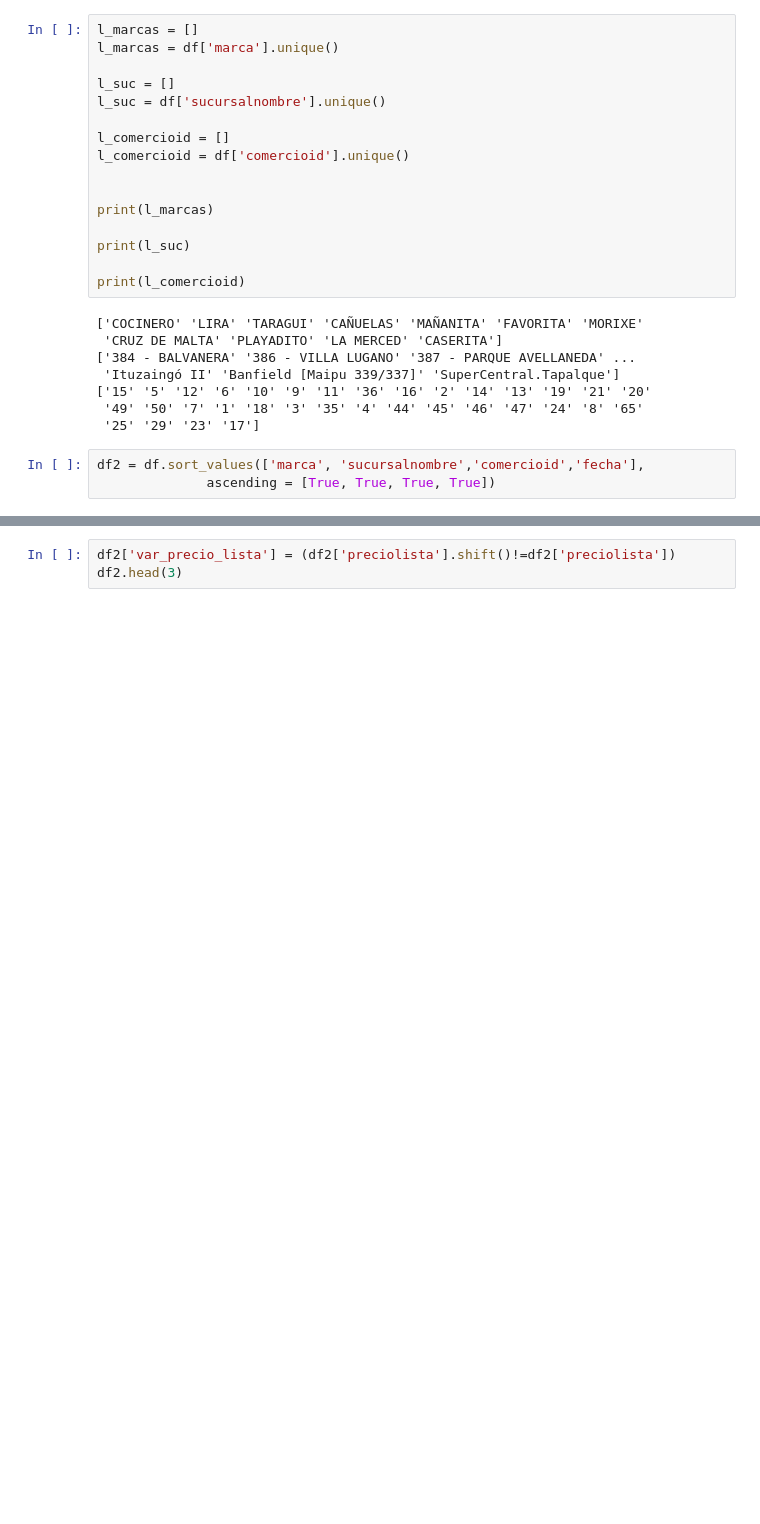
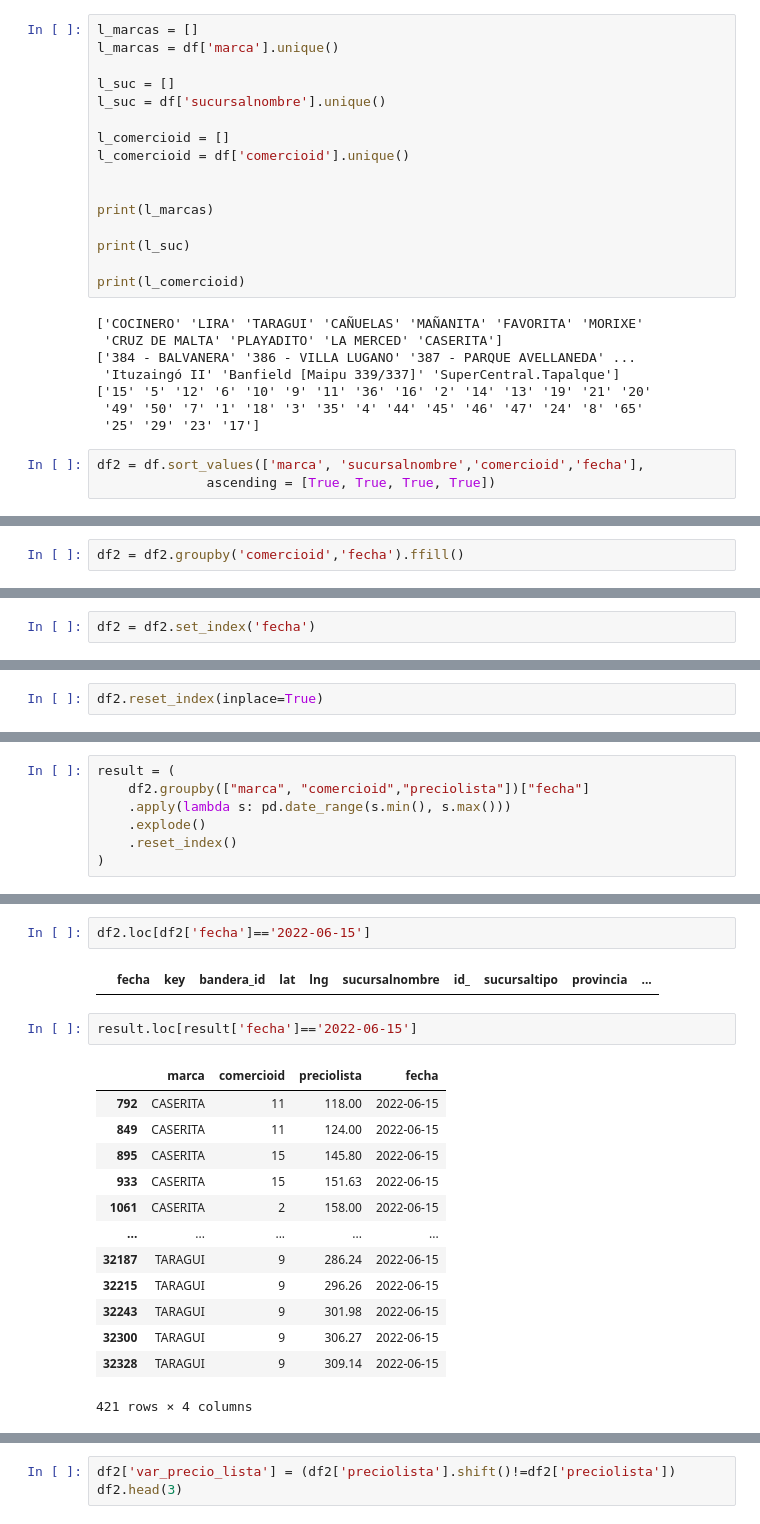
Before and after one commit to maurolaciar/Tesis_ITBA, a Jupyter notebook: TFI - Arbol aumentos.ipynb, the cells around one changed output, grey strips where cells are left out. Drawn from its saved outputs; the diff is of its cells as text; blank space fills up the shorter version.

Commit message:
fill blank dates arbol

```diff
--- a/TFI - Arbol aumentos.ipynb
+++ b/TFI - Arbol aumentos.ipynb
@@ -340,0 +350,2 @@ df2.head()
+# %%
+df2 = df2.groupby('comercioid','fecha').ffill()
@@ -340,0 +374,2 @@ df2.head()
+# %%
+df2 = df2.set_index('fecha')
@@ -340,0 +384,2 @@ df2.head()
+# %%
+df2.reset_index(inplace=True)
@@ -340,0 +390,7 @@ df2.head()
+# %%
+result = (
+    df2.groupby(["marca", "comercioid","preciolista"])["fecha"]
+    .apply(lambda s: pd.date_range(s.min(), s.max()))
+    .explode()
+    .reset_index()
+)
@@ -340,0 +406,20 @@ df2.head()
+# %%
+df2.loc[df2['fecha']=='2022-06-15']
+# %% [output]
+|  | fecha | key | bandera_id | lat | lng | sucursalnombre | id_ | sucursaltipo | provincia | ... |
+# %%
+result.loc[result['fecha']=='2022-06-15']
+# %% [output]
+|  | marca | comercioid | preciolista | fecha |
+| 792 | CASERITA | 11 | 118.00 | 2022-06-15 |
+| 849 | CASERITA | 11 | 124.00 | 2022-06-15 |
+| 895 | CASERITA | 15 | 145.80 | 2022-06-15 |
+| 933 | CASERITA | 15 | 151.63 | 2022-06-15 |
+| 1061 | CASERITA | 2 | 158.00 | 2022-06-15 |
+| ... | ... | ... | ... | ... |
+| 32187 | TARAGUI | 9 | 286.24 | 2022-06-15 |
+| 32215 | TARAGUI | 9 | 296.26 | 2022-06-15 |
+| 32243 | TARAGUI | 9 | 301.98 | 2022-06-15 |
+| 32300 | TARAGUI | 9 | 306.27 | 2022-06-15 |
+| 32328 | TARAGUI | 9 | 309.14 | 2022-06-15 |
+421 rows × 4 columns
```
Also changed, not shown: parts of 8 cells of this notebook.
